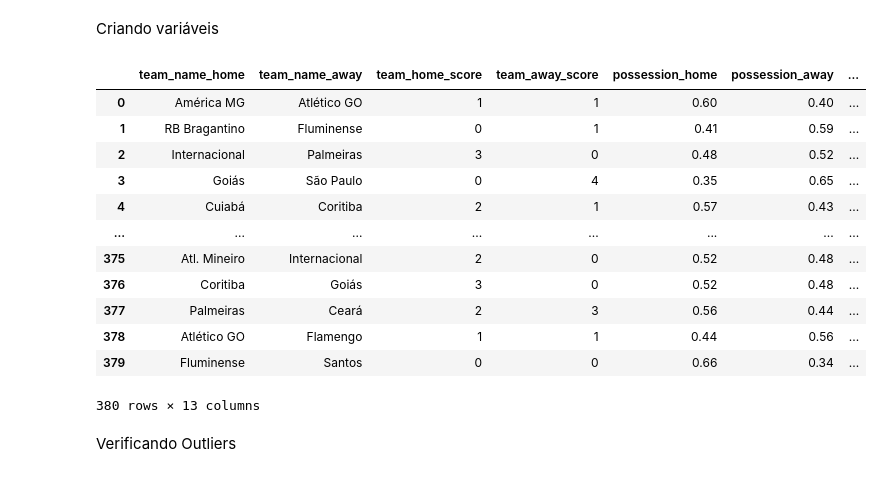
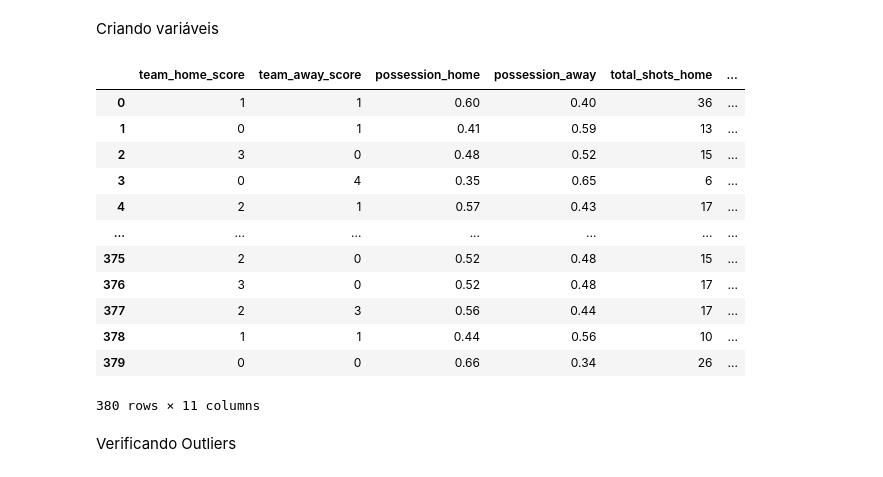
Before and after one commit to Dan-Miranda/predict-goals, a Jupyter notebook: predicao-gols.ipynb, the cells around one changed output. Drawn from its saved outputs; the diff is of its cells as text; code cells hidden in the pictures.

```diff
--- a/predicao-gols.ipynb
+++ b/predicao-gols.ipynb
@@ -40,31 +40,31 @@ Criando variáveis
 # %%
 # Separando atributos desejáveis
 parsed_data = data.drop(
-  labels=['stage', 'match_id', 'date', 'location', 'lineup_home', 'lineup_away',
-          'player_names_home', 'player_numbers_home', 'player_names_away',
-          'player_numbers_away', 'prediction_team_home_win', 'prediction_draw',
-          'prediction_team_away_win', 'prediction_quantity'],
+  labels=['team_name_home', 'team_name_away', 'stage', 'match_id', 'date', 'location',
+          'lineup_home', 'lineup_away', 'player_names_home', 'player_numbers_home',
+          'player_names_away', 'player_numbers_away', 'prediction_team_home_win',
+          'prediction_draw', 'prediction_team_away_win', 'prediction_quantity'],
   axis=1)
 
 # Criando atributo necessário para classificação
 parsed_data['both_scores_nonzero'] = np.where((parsed_data['team_home_score'] != 0) &
                                               parsed_data['team_away_score']!=0, 1, 0)
 
 parsed_data
 # %% [output]
-|  | team_name_home | team_name_away | team_home_score | team_away_score | possession_home | possession_away | ... |
-| 0 | América MG | Atlético GO | 1 | 1 | 0.60 | 0.40 | ... |
-| 1 | RB Bragantino | Fluminense | 0 | 1 | 0.41 | 0.59 | ... |
-| 2 | Internacional | Palmeiras | 3 | 0 | 0.48 | 0.52 | ... |
-| 3 | Goiás | São Paulo | 0 | 4 | 0.35 | 0.65 | ... |
-| 4 | Cuiabá | Coritiba | 2 | 1 | 0.57 | 0.43 | ... |
-| ... | ... | ... | ... | ... | ... | ... | ... |
-| 375 | Atl. Mineiro | Internacional | 2 | 0 | 0.52 | 0.48 | ... |
-| 376 | Coritiba | Goiás | 3 | 0 | 0.52 | 0.48 | ... |
-| 377 | Palmeiras | Ceará | 2 | 3 | 0.56 | 0.44 | ... |
-| 378 | Atlético GO | Flamengo | 1 | 1 | 0.44 | 0.56 | ... |
-| 379 | Fluminense | Santos | 0 | 0 | 0.66 | 0.34 | ... |
+|  | team_home_score | team_away_score | possession_home | possession_away | total_shots_home | ... |
+| 0 | 1 | 1 | 0.60 | 0.40 | 36 | ... |
+| 1 | 0 | 1 | 0.41 | 0.59 | 13 | ... |
+| 2 | 3 | 0 | 0.48 | 0.52 | 15 | ... |
+| 3 | 0 | 4 | 0.35 | 0.65 | 6 | ... |
+| 4 | 2 | 1 | 0.57 | 0.43 | 17 | ... |
+| ... | ... | ... | ... | ... | ... | ... |
+| 375 | 2 | 0 | 0.52 | 0.48 | 15 | ... |
+| 376 | 3 | 0 | 0.52 | 0.48 | 17 | ... |
+| 377 | 2 | 3 | 0.56 | 0.44 | 17 | ... |
+| 378 | 1 | 1 | 0.44 | 0.56 | 10 | ... |
+| 379 | 0 | 0 | 0.66 | 0.34 | 26 | ... |
-380 rows × 13 columns
+380 rows × 11 columns
 # %% [markdown]
 Verificando Outliers
 # %%
```
Also changed, not shown: parts of 4 cells of this notebook.
